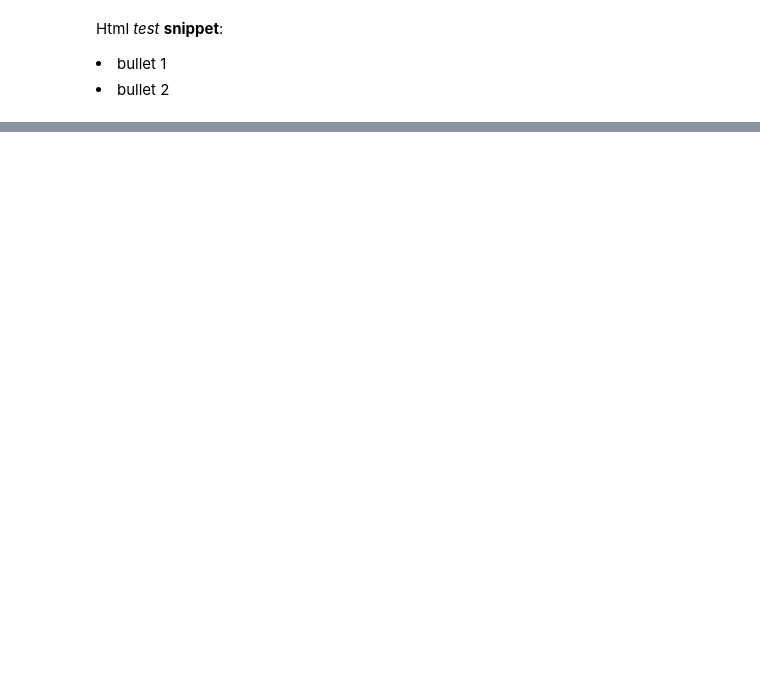
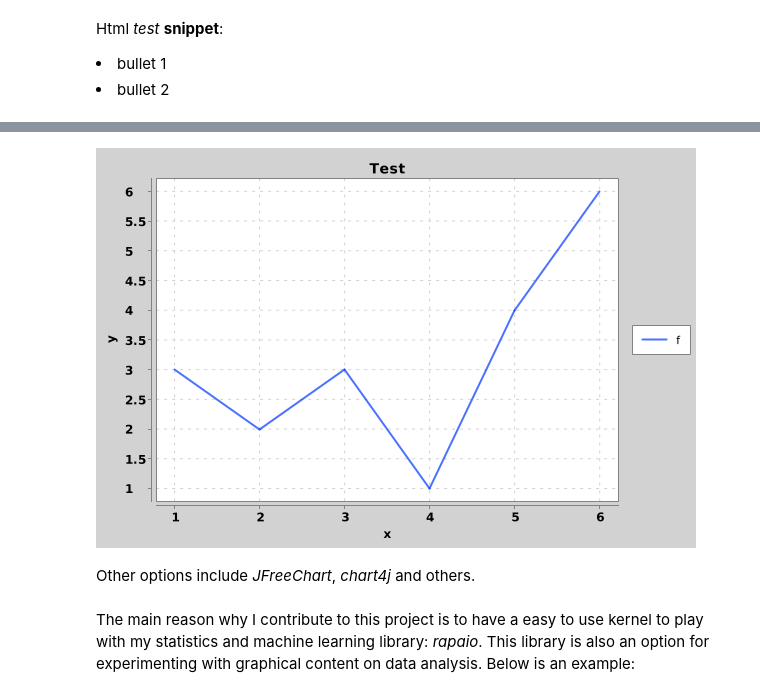
Before and after one commit to hnu-pl/oop2024fall, a Jupyter notebook: rapaio-jupyter-kernel-example.ipynb, the cells around one changed output, grey strips where cells are left out. Cells and saved outputs as stored; diff of their text form; code cells hidden in the pictures; blank space fills up the shorter version.

```diff
--- a/rapaio-jupyter-kernel-example.ipynb
+++ b/rapaio-jupyter-kernel-example.ipynb
@@ -159,0 +282,13 @@ Hope you enjoy it. Please cut issues for any bad behavior or new feature proposa
+# %%
+import org.knowm.xchart.*;
+
+var x = new double[] {1,2,3,4,5,6};
+var y = new double[] {3,2,3,1,4,6};
+var chart = QuickChart.getChart("Test", "x", "y", "f", x, y);
+BitmapEncoder.getBufferedImage(chart);
+# %% [output]
+[figure, added]
+# %% [markdown]
+Other options include *JFreeChart*, *chart4j* and others.
+# %% [markdown]
+The main reason why I contribute to this project is to have a easy to use kernel to play with my statistics and machine learning library: *rapaio*. This library is also an option for experimenting with graphical content on data analysis. Below is an example:
```
Also changed, not shown: parts of 49 cells of this notebook, 1 other file.
